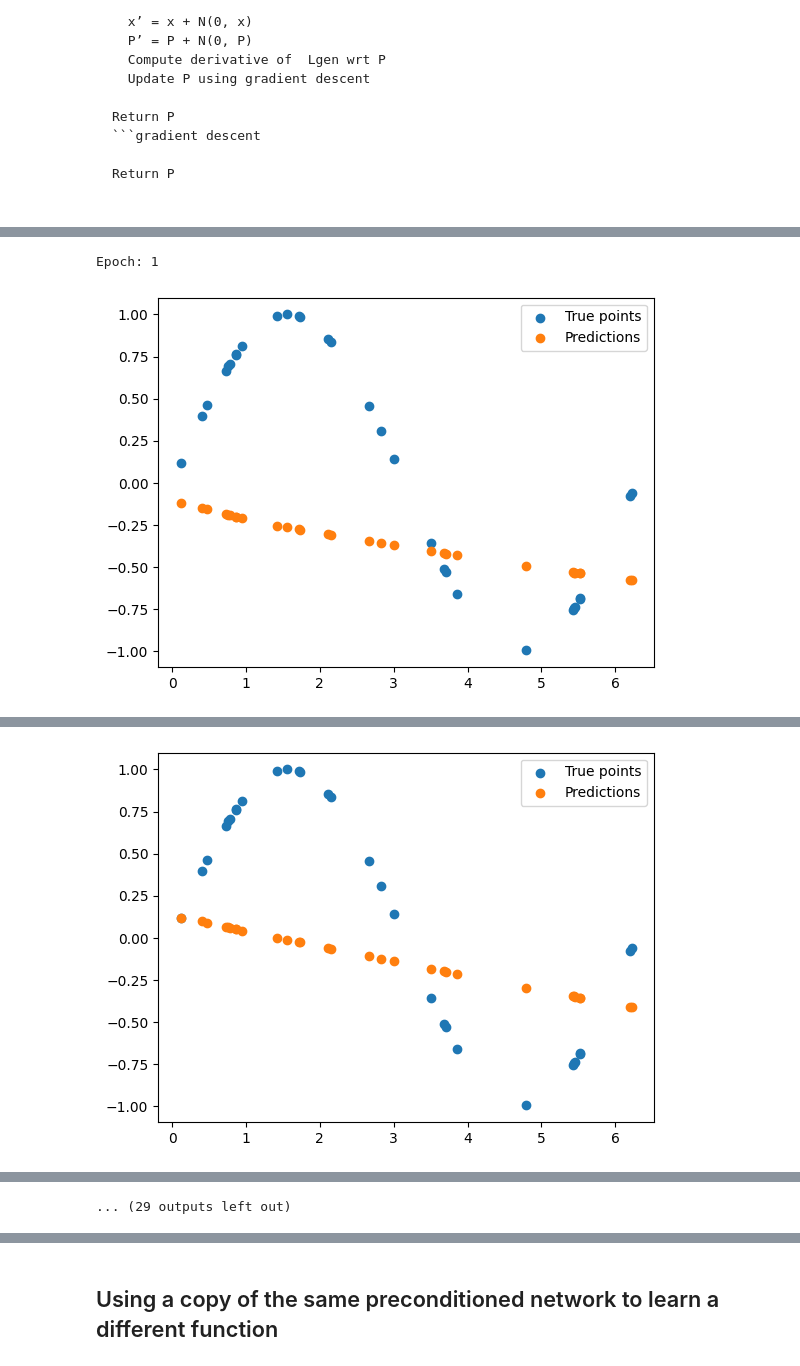
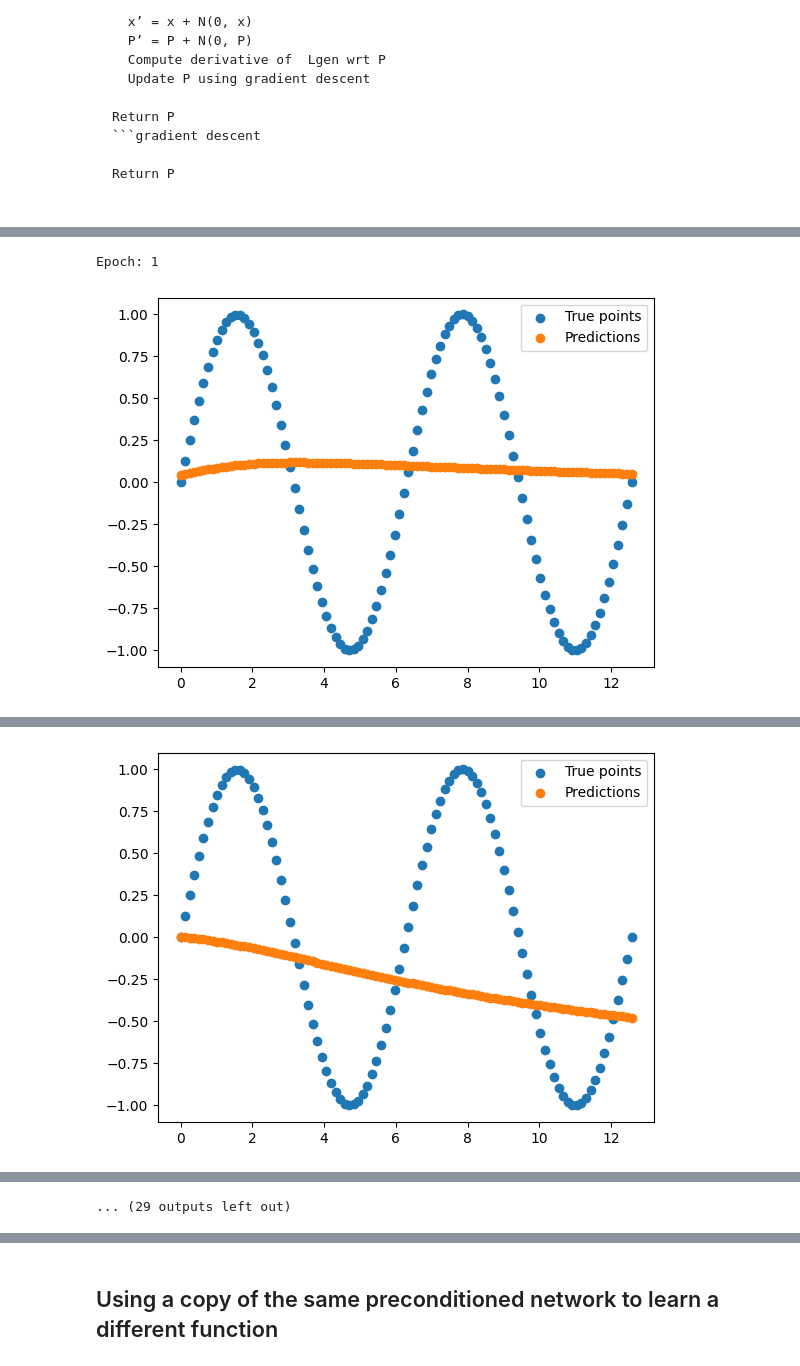
Before and after one commit to AS0berle/generalization-preconditioning, a Jupyter notebook: initial_exploration/exploration.ipynb, the cells around one changed output, grey strips where cells are left out. Saved outputs shown, nothing was run; the diff lists cells and outputs as text; code cells hidden in the pictures.

```diff
--- a/initial_exploration/exploration.ipynb
+++ b/initial_exploration/exploration.ipynb
@@ -99,10 +99,12 @@ class FunctionDataset(Dataset):
     def get_labels(self):
         return self.labels
 # %%
-train_data = FunctionDataset(torch.sin, 30, stop=2*math.pi)
-test_data = FunctionDataset(torch.sin, 30, stop=2*math.pi, rand_pts=True)
-plt.scatter(train_data.get_data().numpy(), train_data.get_labels().numpy())
-plt.scatter(test_data.get_data().numpy(), test_data.get_labels().numpy(), color='red')
+train_noise = 0.1
+
+train_data = FunctionDataset(torch.sin, 50, stop=4*math.pi, noise=train_noise)
+test_data = FunctionDataset(torch.sin, 100, stop=4*math.pi, rand_pts=False)
+plt.plot(train_data.get_data().numpy(), train_data.get_labels().numpy())
+plt.plot(test_data.get_data().numpy(), test_data.get_labels().numpy(), color='red')
 
 train_dataloader = DataLoader(train_data, batch_size=1, shuffle=True)
 test_dataloader = DataLoader(test_data, batch_size=1, shuffle=True)
@@ -111,17 +113,17 @@ test_dataloader = DataLoader(test_data, batch_size=1, shuffle=True)
 # %%
 learning_rate = 1e-2
-epochs = 140
+epochs = 200
 
 # all models should have the same initial weights
 sin_model = TinyModel()
 precond_model = copy.deepcopy(sin_model)
 jittered_model = copy.deepcopy(sin_model)
-
+# would fixing torch.random_seed() here allow
 loss_function = nn.MSELoss()
 optimizer = torch.optim.SGD(sin_model.parameters(), lr=learning_rate)
 # %%
 # Taken from https://pytorch.org/tutorials/beginner/basics/optimization_tutorial.html and somewhat altered
-def train_loop(dataloader, model, loss_fn, optimizer):
+def train_loop(dataloader, model, loss_fn, optimizer, jitter=0):
     size = len(dataloader.dataset)
     total_loss = 0
     batches = 0
@@ -132,7 +134,7 @@ def train_loop(dataloader, model, loss_fn, optimizer):
     model.train()
     for batch, (X, y) in enumerate(dataloader):
         # Compute prediction and loss
-        pred = model(X)
+        pred = model(X + torch.normal(0, jitter, X.shape))
         loss = loss_fn(pred, y)
 
         # Backpropagation
@@ -261,10 +263,10 @@ Epoch: 6
 ... (29 outputs left out)
 # %%
 # Pretraining:
-precond_epochs = 200
+precond_epochs = 50
 precond_prime = TinyModel()
 
-precond_lr = 1e-3
+precond_lr = 1e-2
 precond_optimizer = torch.optim.SGD(precond_model.parameters(), lr=precond_lr)
 
 
@@ -333,20 +335,20 @@ plt.plot(list(range(precond_epochs)), precond_losses)
 # %%
 jitter_std = 0.05
 
-jitter_train_data = FunctionDataset(torch.sin, 30, jitter=jitter_std)
+jitter_train_data = FunctionDataset(torch.sin, 50, stop=4*math.pi, noise=train_noise)
 jitter_train_loader = DataLoader(jitter_train_data, shuffle=True)
 
 loss_function = nn.MSELoss()
 jitter_optimizer = torch.optim.SGD(jittered_model.parameters(), lr=learning_rate)
 
 jitter_train_losses = []
 
 for t in range(epochs):
-    jitter_train_losses.append(train_loop(jitter_train_loader, jittered_model, loss_function, jitter_optimizer))
+    jitter_train_losses.append(train_loop(jitter_train_loader, jittered_model, loss_function, jitter_optimizer, jitter=jitter_std))
     if (t + 1) < 16 or (t+1) % int(.2 * epochs) == 0:
         print(f"Epoch: {t+1}")
         test_loop(test_dataloader, jittered_model, loss_function)
 print("Done!")
 # %% [output]
 Epoch: 1
-[figure, old version]
+[figure, new version]
@@ -354,3 +356,3 @@ Avg loss: 0.578328
 
 Epoch: 2
-[figure, old version]
+[figure, new version]
```
Also changed, not shown: parts of 13 cells of this notebook.
